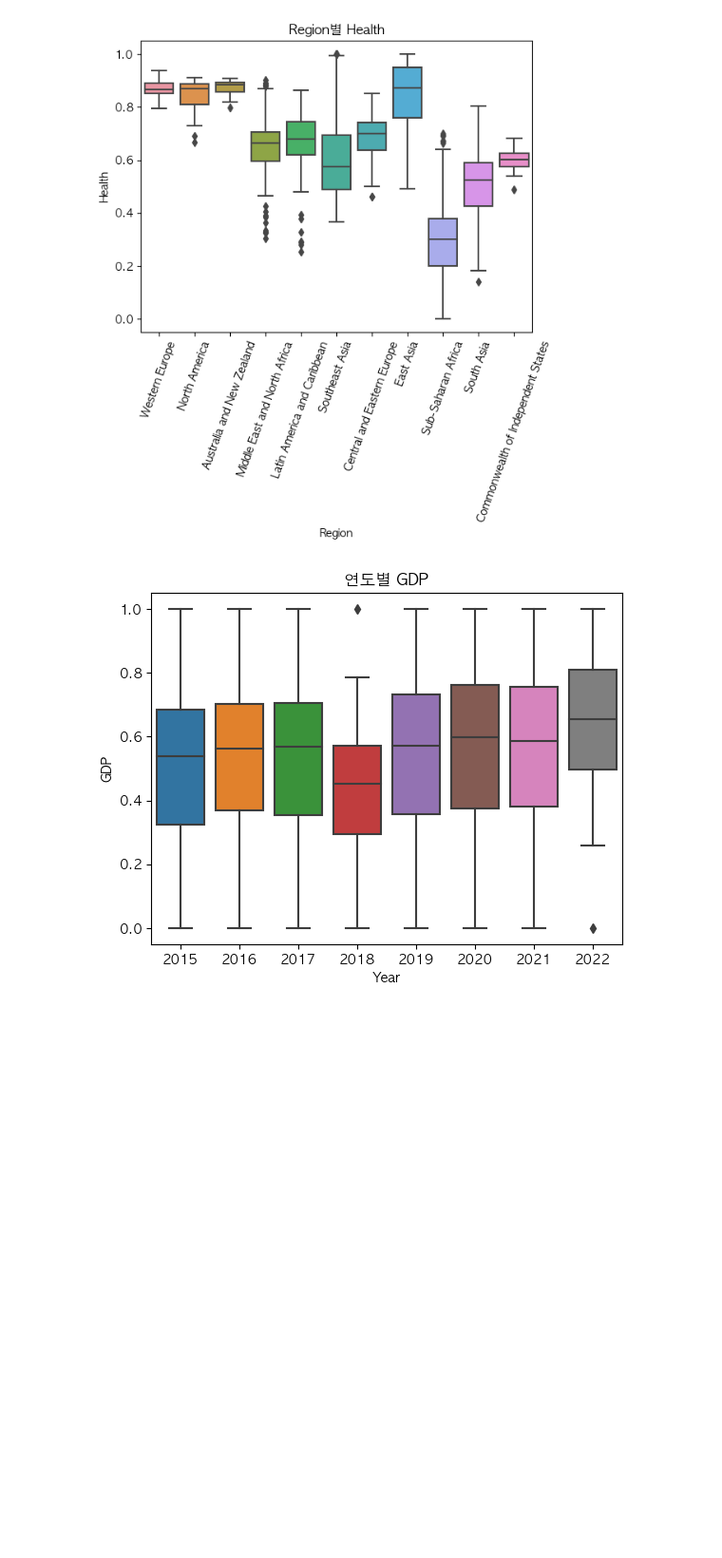
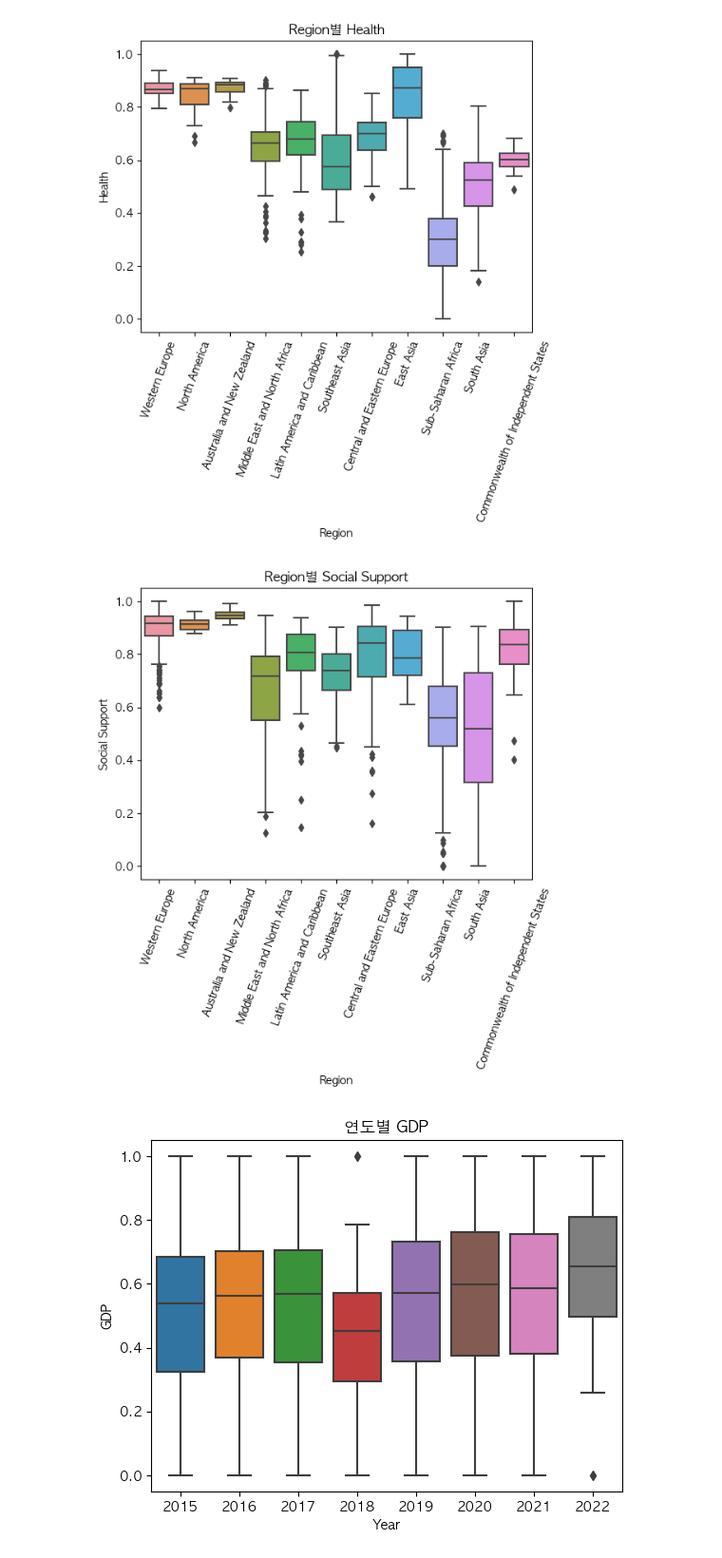
Before and after one commit to SangHui48/data_study, a Jupyter notebook: p_month_1/EDA_1.ipynb, the cells around one changed output. Shown at 95% size. Saved outputs shown, nothing was run; the diff lists cells and outputs as text; code cells hidden in the pictures; blank space fills up the shorter version.

```diff
--- a/p_month_1/EDA_1.ipynb
+++ b/p_month_1/EDA_1.ipynb
@@ -280,6 +280,10 @@ region_boxplot('GDP')
 region_boxplot('Health')
 # %% [output]
 [figure]
+# %%
+region_boxplot('Social Support')
+# %% [output]
+[figure, added]
 # %%
 def feature_year_dist(feature):
     plt.title(f'연도별 {feature}')
```
Also changed, not shown: parts of 3 cells of this notebook, 1 other file.
